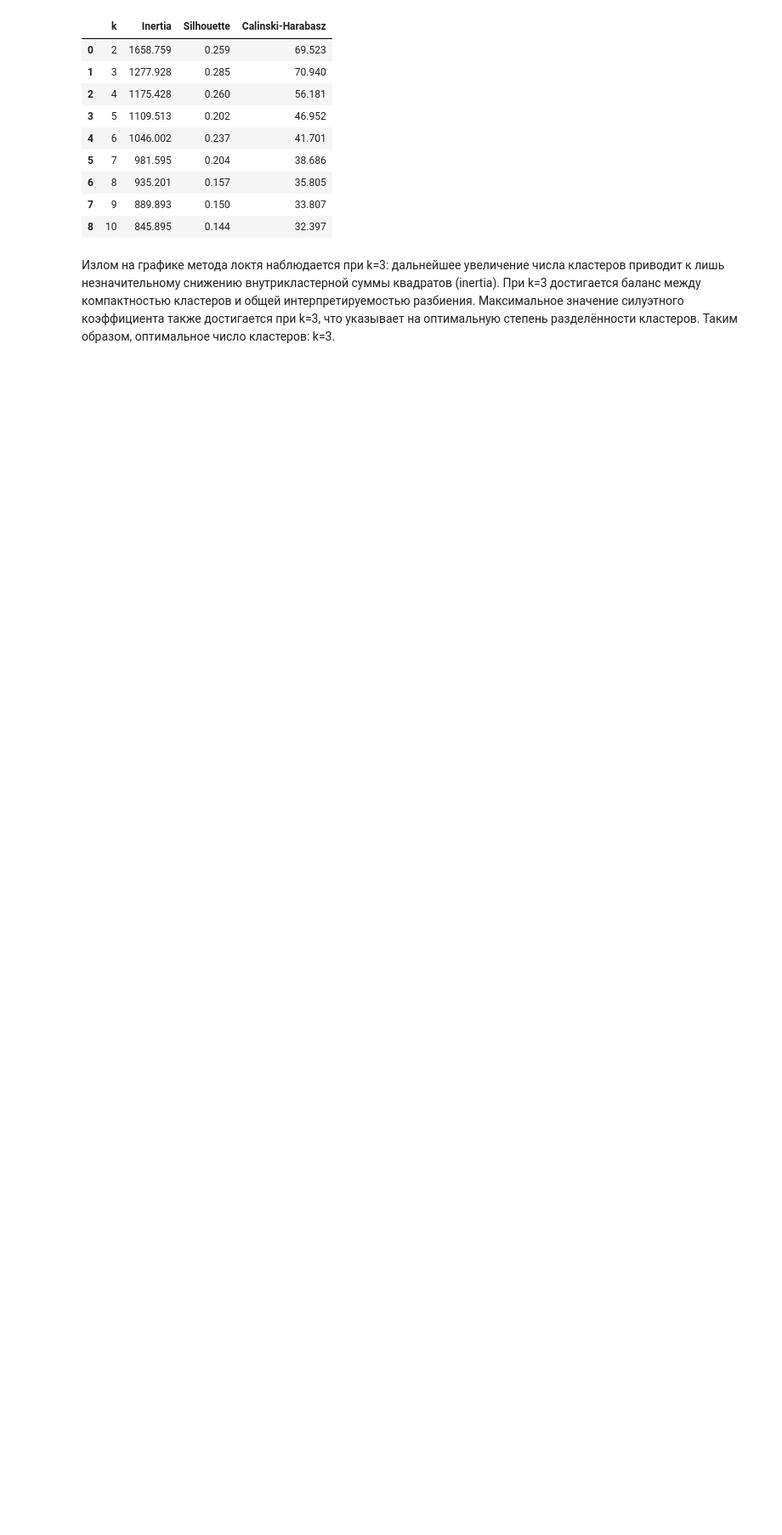
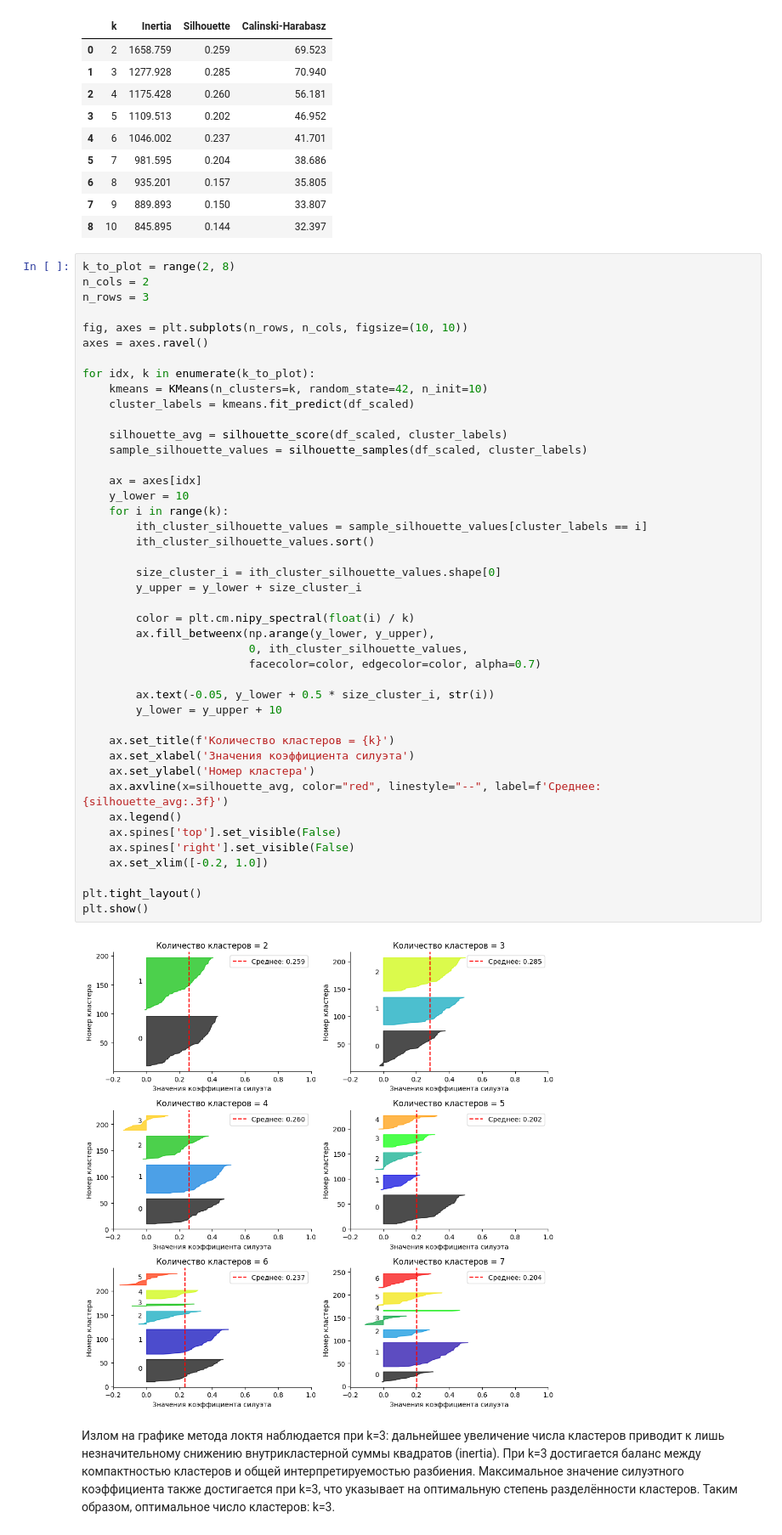
Before and after one commit to lilo5425/Machine_learning, a Jupyter notebook: LAB4/LAB4.ipynb, the cells around one changed output. Shown at 85% size. Drawn from its saved outputs; the diff is of its cells as text; blank space fills up the shorter version.

Commit message:
Add Silhouette diagram

```diff
--- a/LAB4/LAB4.ipynb
+++ b/LAB4/LAB4.ipynb
@@ -262,6 +263,51 @@ metrics_df.round(3)
 | 6 | 8 | 935.201 | 0.157 | 35.805 |
 | 7 | 9 | 889.893 | 0.150 | 33.807 |
 | 8 | 10 | 845.895 | 0.144 | 32.397 |
+# %%
+k_to_plot = range(2, 8)
+n_cols = 2
+n_rows = 3
+
+fig, axes = plt.subplots(n_rows, n_cols, figsize=(10, 10))
+axes = axes.ravel()
+
+for idx, k in enumerate(k_to_plot):
+    kmeans = KMeans(n_clusters=k, random_state=42, n_init=10)
+    cluster_labels = kmeans.fit_predict(df_scaled)
+
+    silhouette_avg = silhouette_score(df_scaled, cluster_labels)
+    sample_silhouette_values = silhouette_samples(df_scaled, cluster_labels)
+
+    ax = axes[idx]
+    y_lower = 10
+    for i in range(k):
+        ith_cluster_silhouette_values = sample_silhouette_values[cluster_labels == i]
+        ith_cluster_silhouette_values.sort()
+
+        size_cluster_i = ith_cluster_silhouette_values.shape[0]
+        y_upper = y_lower + size_cluster_i
+
+        color = plt.cm.nipy_spectral(float(i) / k)
+        ax.fill_betweenx(np.arange(y_lower, y_upper),
+                         0, ith_cluster_silhouette_values,
+                         facecolor=color, edgecolor=color, alpha=0.7)
+
+        ax.text(-0.05, y_lower + 0.5 * size_cluster_i, str(i))
+        y_lower = y_upper + 10
+
+    ax.set_title(f'Количество кластеров = {k}')
+    ax.set_xlabel('Значения коэффициента силуэта')
+    ax.set_ylabel('Номер кластера')
+    ax.axvline(x=silhouette_avg, color="red", linestyle="--", label=f'Среднее: {silhouette_avg:.3f}')
+    ax.legend()
+    ax.spines['top'].set_visible(False)
+    ax.spines['right'].set_visible(False)
+    ax.set_xlim([-0.2, 1.0])
+
+plt.tight_layout()
+plt.show()
+# %% [output]
+[figure, added]
 # %% [markdown]
 Излом на графике метода локтя наблюдается при k=3: дальнейшее увеличение числа кластеров приводит к лишь незначительному снижению внутрикластерной суммы квадратов (inertia). При k=3 достигается баланс между компактностью кластеров и общей интерпретируемостью разбиения. Максимальное значение силуэтного коэффициента также достигается при k=3, что указывает на оптимальную степень разделённости кластеров. Таким образом, оптимальное число кластеров: k=3.
 # %%
```
Also changed, not shown: parts of 4 cells of this notebook.
